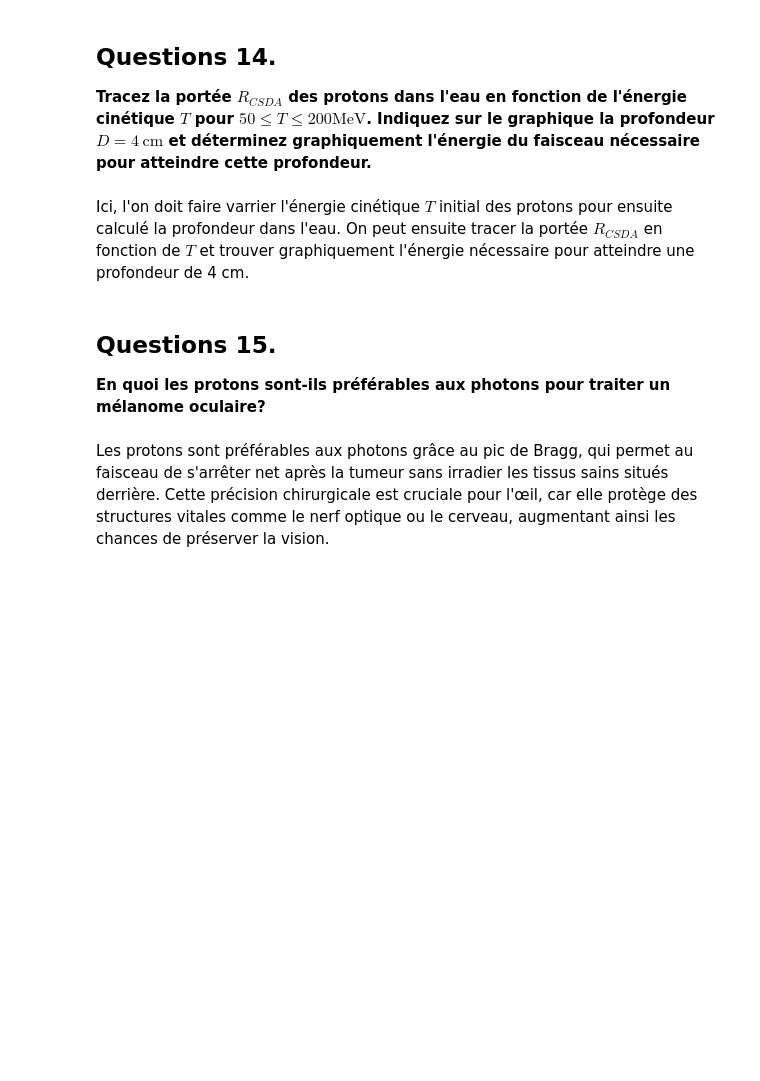
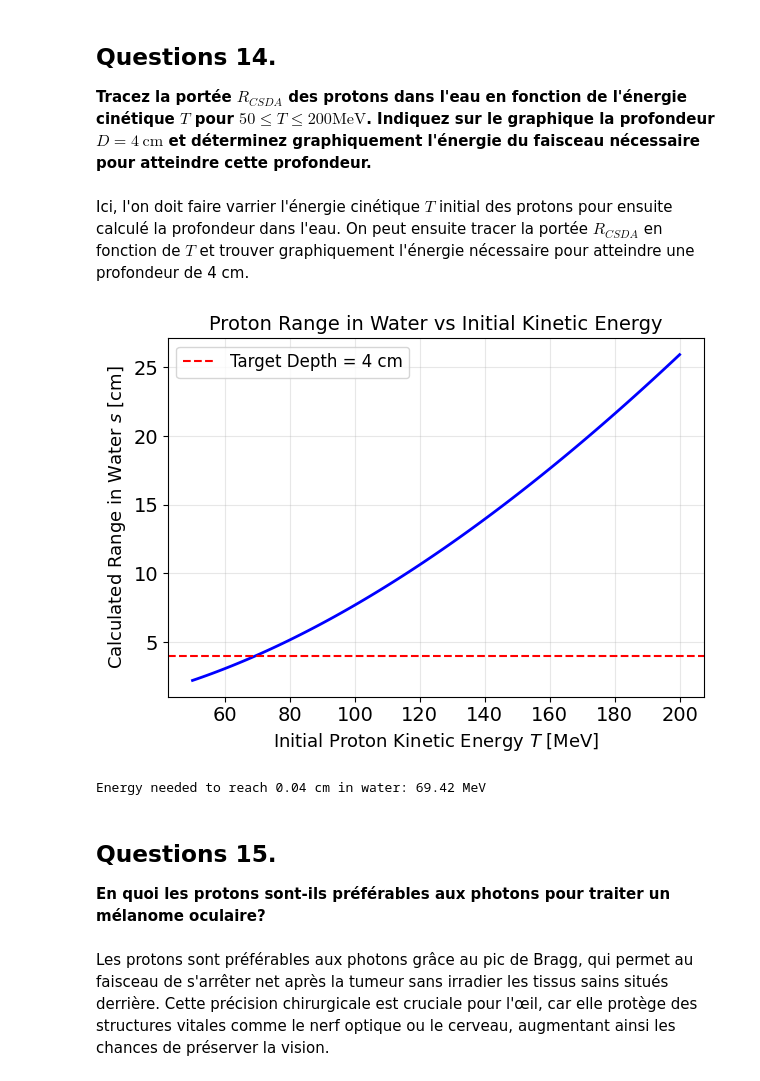
Before and after one commit to Eloi-Blouin/GPH-University-Laval-Course, a Jupyter notebook: Ulaval Session 8 Hiver 2026/Physique Numérique/TP1/TP1_ÉloiBlouin_ClémentPoulin.ipynb, the cells around one changed output. Drawn from its saved outputs; the diff is of its cells as text; code cells hidden in the pictures; blank space fills up the shorter version.

```diff
--- a/Ulaval Session 8 Hiver 2026/Physique Numérique/TP1/TP1_ÉloiBlouin_ClémentPoulin.ipynb
+++ b/Ulaval Session 8 Hiver 2026/Physique Numérique/TP1/TP1_ÉloiBlouin_ClémentPoulin.ipynb
@@ -1148,6 +1156,7 @@ def transport_proton(T_initial_MeV, material_name, delta_s_m):
 
     T_current = T_initial_J
     s_current = 0.0  # [cm]
+    delta_s_cm = delta_s_m * 1e2  # Convert step size to cm
 
     while T_current > T_min_J:
         # Calculate stoping power at current energy
@@ -1264,31 +1288,35 @@ Le pic de Bragg permet de cibler des régions très spécifiques dans le corps h
 # %% [markdown]
 Ici, l'on doit faire varrier l'énergie cinétique $T$ initial des protons pour ensuite calculé la profondeur dans l'eau. On peut ensuite tracer la portée $R_{CSDA}$ en fonction de $T$ et trouver graphiquement l'énergie nécessaire pour atteindre une profondeur de 4 cm.
 # %%
-#Ici, l'on doit faire varrier l'énergie cinétique $T$ initial des protons pour ensuite calculé la profondeur dans l'eau. On peut ensuite tracer la portée $R_{CSDA}$ en fonction de $T$ et trouver graphiquement l'énergie nécessaire pour atteindre une profondeur de 4 cm.
-T_lin_space_MeV = np.linspace(50, 200, 1000)  # MeV
+T_lin_space_MeV = np.linspace(50, 200, 100)  # MeV
 
 s_water_for_T = []
+
 for T_MeV in T_lin_space_MeV:
     s_water, S_col_water, T_water = transport_proton(T_MeV, "water", delta_s_m=delta_s)
     s_water_for_T.append(s_water[-1])
     # Stocker la portée finale pour chaque énergie
 
-plt.plot(T_lin_space_MeV, s_water_for_T, 'b-', lw=2)
+s_water_cm = np.array(s_water_for_T) * 1e2  # Convertir en cm
+plt.plot(T_lin_space_MeV, s_water_cm, 'b-', lw=2)
 plt.axhline(4.0, color='r', linestyle='--', label='Target Depth = 4 cm')
 plt.xlabel(r"Initial Proton Kinetic Energy $T$ [MeV]", fontsize=13)
 plt.ylabel(r"Calculated Range in Water $s$ [cm]", fontsize=13)
 plt.title("Proton Range in Water vs Initial Kinetic Energy", fontsize=14)
 plt.grid(True, alpha=0.3)
 plt.legend(fontsize=12)
 plt.tight_layout()
 plt.show()
 
 
 # print the energy needed to reach 4 cm in water
-target_depth = 4.0  # cm
+target_depth = 4.0*1e-2  # m
 # numpy interpolaiton fuinction
 energy_for_target_depth = np.interp(target_depth, s_water_for_T, T_lin_space_MeV)
 print(f"Energy needed to reach {target_depth} cm in water: {energy_for_target_depth:.2f} MeV")
+# %% [output]
+[figure, added]
+Energy needed to reach 0.04 cm in water: 69.42 MeV
 # %% [markdown]
 ## **Questions 15.**
 **En quoi les protons sont-ils préférables aux photons pour traiter un mélanome oculaire?**
```
Also changed, not shown: parts of 10 cells of this notebook, 1 other file.
